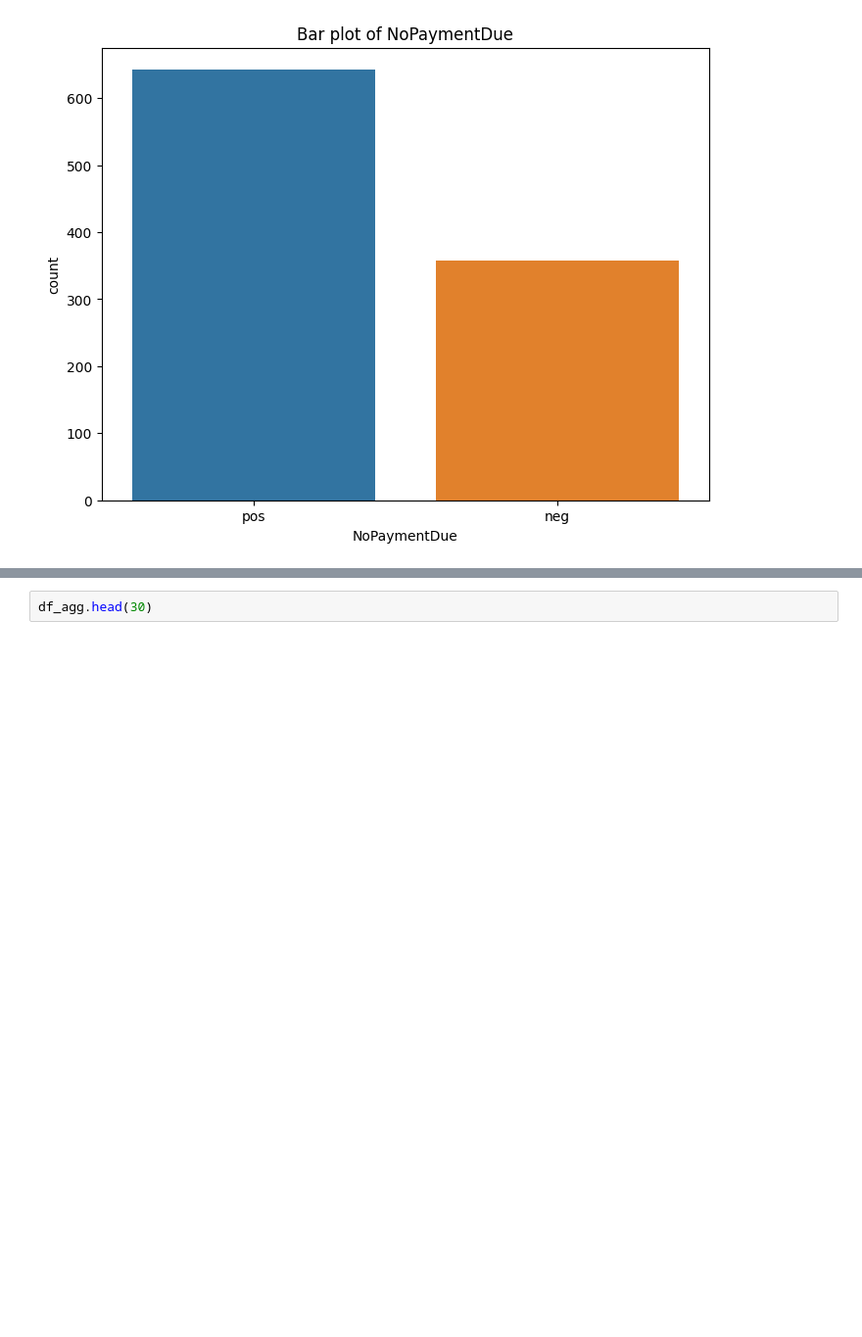
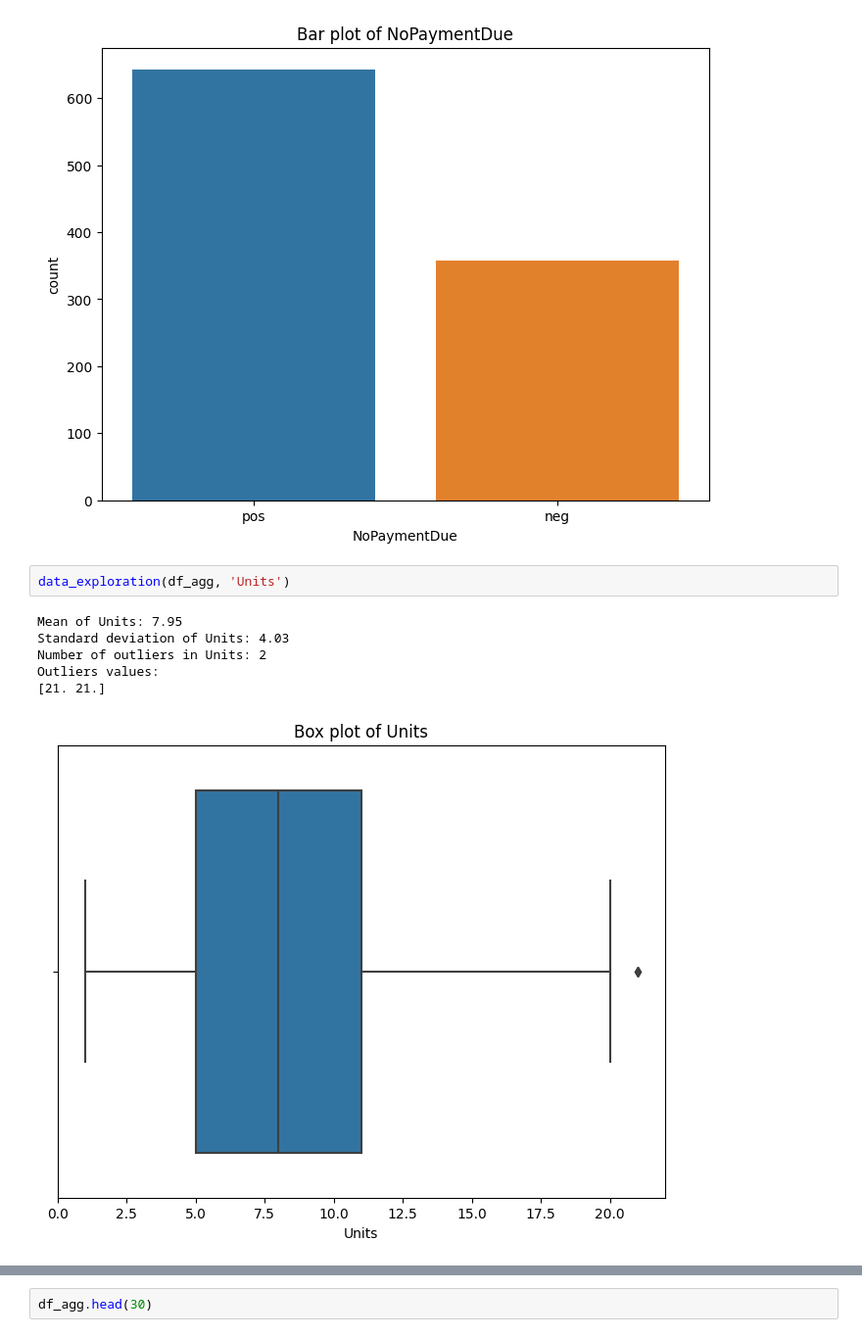
Before and after one commit to MSWinds/dm-group1-project, a Jupyter notebook: Final_Project.ipynb, the cells around one changed output, grey strips where cells are left out. Shown at 98% size. Drawn from its saved outputs; the diff is of its cells as text; blank space fills up the shorter version.

```diff
--- a/Final_Project.ipynb
+++ b/Final_Project.ipynb
@@ -630,3 +636,12 @@ NoPaymentDue
 pos             643        64.3
 neg             357        35.7
 [figure]
+# %%
+data_exploration(df_agg, 'Units')
+# %% [output]
+Mean of Units: 7.95
+Standard deviation of Units: 4.03
+Number of outliers in Units: 2
+Outliers values:
+[21. 21.]
+[figure, added]
```
Also changed, not shown: parts of 3 cells of this notebook.
